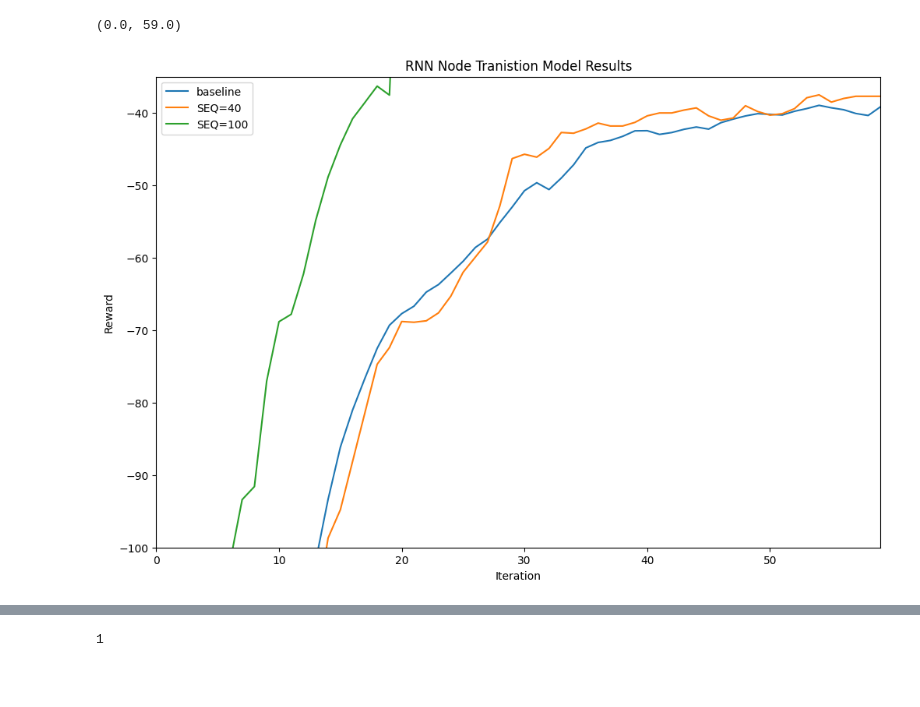
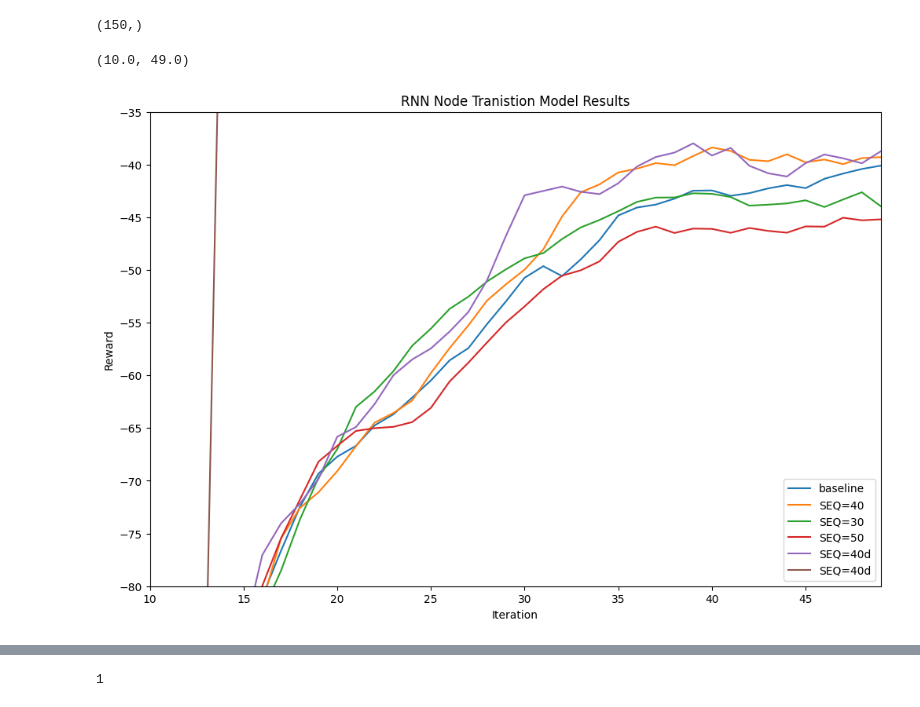
Before and after one commit to cage-challenge/cage-challenge-2, a Jupyter notebook: CybORG/CybORG/MBPPO/plots.ipynb, the cells around one changed output, grey strips where cells are left out. Drawn from its saved outputs; the diff is of its cells as text; code cells hidden in the pictures; blank space fills up the shorter version.

```diff
--- a/CybORG/CybORG/MBPPO/plots.ipynb
+++ b/CybORG/CybORG/MBPPO/plots.ipynb
@@ -6,4 +6,28 @@ import imageio
 import os
 from tqdm import trange
 from sklearn.manifold import TSNE
+# %%
+mean = np.zeros((5,60))
+for i in range(5):
+    mean[i,:] = np.load('baseline' + str(i) + '.npy')
+mean = mean.mean(axis=0)
+
+mean_40 = np.zeros((4,50))
+for i in range(4):
+    mean_40[i,:] = np.load('40_seq_lim_mem' + str(i) + '.npy')
+mean_40 = mean_40.mean(axis=0)
+
+mean_30 = np.zeros((4,50))
+for i in range(4):
+    mean_30[i,:] = np.load('30_seq_lim_mem' + str(i) + '.npy')
+mean_30 = mean_30.mean(axis=0)
+
+mean_50 = np.zeros((4,50))
+for i in range(4):
+    mean_50[i,:] = np.load('50_seq_lim_mem' + str(i) + '.npy')
+mean_50 = mean_50.mean(axis=0)
+# %%
+np.load('ppo_meander' + str(i) + '.npy').shape
+# %% [output]
+(150,)
 # %%
@@ -14,31 +38,43 @@ mean = mean.mean(axis=0)
 # %%
 fig = plt.figure(figsize=(12, 8), dpi=100)
 plt.plot(mean, label="baseline")
 #plt.plot(np.load('node_priv_unk_lstm0.npy'), label="loss fix0")
 #plt.plot(np.load('node_priv_unk_lstm1.npy'), label="loss fix1")
 #plt.plot(np.load('node_priv_unk_lstm2.npy'), label="loss fix2")
 #plt.plot(np.load('node_priv_unk_lstm3.npy'), label="loss fix3")
 
 #plt.plot(np.load('node_feedforward_seq_reward0.npy'), label="node_state_action_reward0")
 #plt.plot(np.load('node_feedforward_seq_reward1.npy'), label="node_state_action_reward0")
 
-plt.plot(np.load('working_maybe0.npy'), label="SEQ=40")
-plt.plot(np.load('100_seq0.npy'), label="SEQ=100")
+#plt.plot(np.load('working_maybe0.npy'), label="SEQ=40")
+plt.plot(mean_40, label="SEQ=40")
+plt.plot(mean_30, label="SEQ=30")
+plt.plot(mean_50, label="SEQ=50")
+plt.plot(np.load('40_seq_lim_mem_4000_dream0.npy'), label="SEQ=40d")
+plt.plot(np.load('40_seq_lim_mem_4000_dream1.npy'), label="SEQ=40d")
+# plt.plot(np.load('50_seq_lim_mem1.npy'), label="SEQ=50")
+# plt.plot(np.load('50_seq_lim_mem2.npy'), label="SEQ=50")
+# plt.plot(np.load('50_seq_lim_mem3.npy'), label="SEQ=50")
+# plt.plot(np.load('50_seq_lim_mem4.npy'), label="SEQ=50")
+# plt.plot(np.load('40_seq_lim_mem1.npy'), label="SEQ=40")
+# plt.plot(np.load('40_seq_lim_mem2.npy'), label="SEQ=40")
+# plt.plot(np.load('40_seq_lim_mem3.npy'), label="SEQ=40")
+# plt.plot(np.load('40_seq_lim_mem4.npy'), label="SEQ=40")
 #plt.plot(np.load('working_maybe0.npy'), label="Result 1")
 #plt.plot(np.load('node_id_branch3.npy'), label="Result 3")
 #plt.plot(np.load('node_id_branch4.npy'), label="Result 4")
 #plt.plot(np.load('node_validation1.npy'), label="Result 5")
 
 #plt.plot(np.load('node_state_action_reward3.npy'), label="node_state_action_reward3")
 #plt.plot(np.load('node_priv_unk_lstm5.npy'), label="loss fix5")
 #plt.plot(np.load('node_priv_unk_lstm6.npy'), label="loss fix6")
 
 plt.legend()
 plt.title('RNN Node Tranistion Model Results')
 plt.xlabel('Iteration')
 plt.ylabel('Reward')
-plt.ylim(-100, -35)
-plt.xlim(0, 59)
+plt.ylim(-80, -35)
+plt.xlim(10, 49)
 # %% [output]
-(0.0, 59.0)
+(10.0, 49.0)
-[figure, old version]
+[figure, new version]
```
Also changed, not shown: parts of 7 cells of this notebook, 4 other files.
